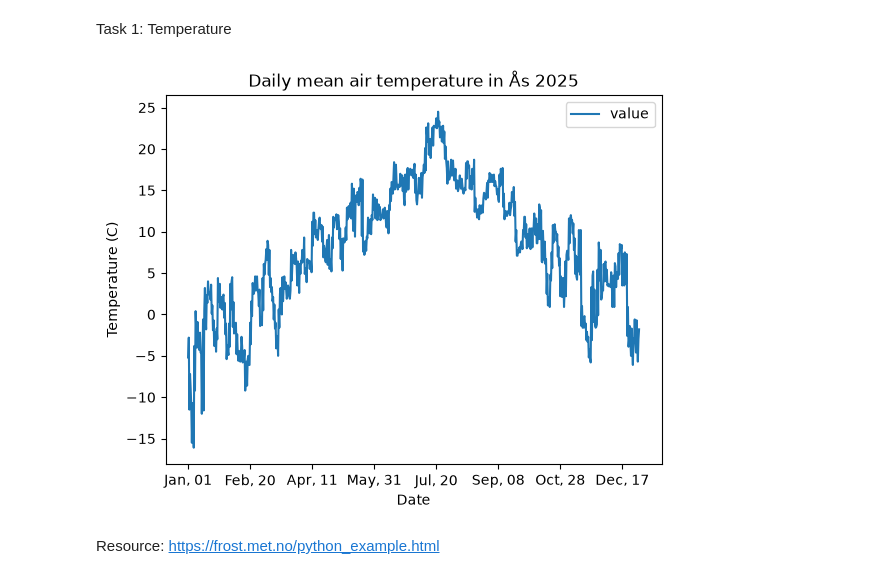
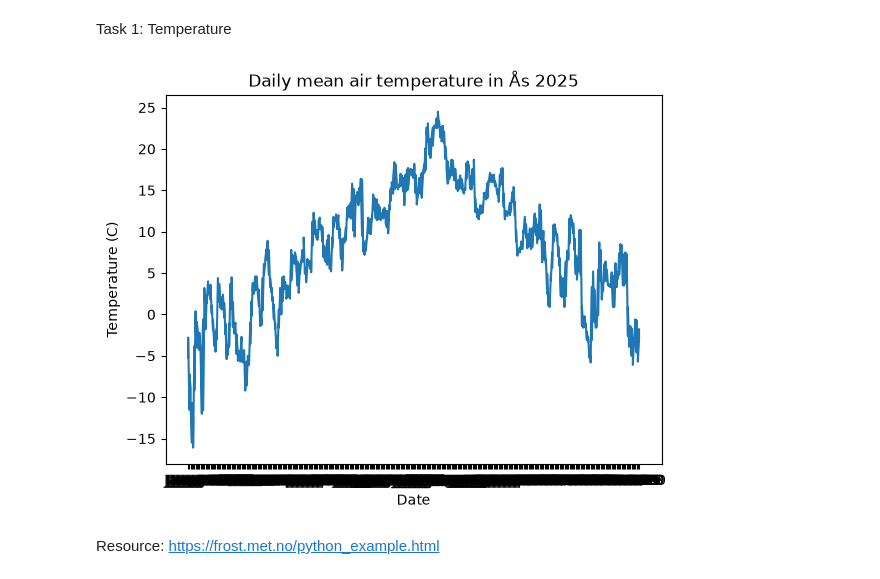
Before and after one commit to GoodDag/Deliverable_1, a Jupyter notebook: Deliverable_1.ipynb, the cells around one changed output. Cells and saved outputs as stored; diff of their text form; code cells hidden in the pictures.

Commit message:
Added code for task 3 plot and changed some names

```diff
--- a/Deliverable_1.ipynb
+++ b/Deliverable_1.ipynb
@@ -3,48 +3,47 @@ Task 1: Temperature
 # %%
 import datetime as dt
 import matplotlib.pyplot as plt
 import pandas as pd
 import requests
 
 
 endpoint = 'https://frost.met.no/observations/v0.jsonld'
 parameters = {'sources': 'SN17850',
               'elements': 'mean(air_temperature P1D)',
               'referencetime': '2025-01-01/2025-12-31',
              }
 
 client_id = open('/Users/norahattrem/Desktop/Programmering/Visual Studio Code/INF201/frost_credentials.txt').read().strip()
 
-frost_response = requests.get(endpoint, parameters, auth=(client_id, ""))
-assert frost_response.status_code == 200
+task1_response = requests.get(endpoint, parameters, auth=(client_id, ""))
+assert task1_response.status_code == 200
 
-frost_json = frost_response.json()
+task1_json = task1_response.json()
 
-data = frost_json['data']
+task1_data = task1_json['data']
 
 # This will return a Dataframe with all of the observations in a table format
-list = []
-df = pd.DataFrame()
-for i in range(len(data)):
-    row = pd.DataFrame(data[i]['observations'])
-    row['referenceTime'] = dt.datetime.strftime(dt.datetime.fromisoformat(data[i]['referenceTime']),'%b, %d')
-    row['sourceId'] = data[i]['sourceId']
-    list.append(row)
+task1_list = []
+task1_df = pd.DataFrame()
+for i in range(len(task1_data)):
+    row = pd.DataFrame(task1_data[i]['observations'])
+    row['referenceTime'] = dt.datetime.strftime(dt.datetime.fromisoformat(task1_data[i]['referenceTime']), '%b, %d')
+    row['sourceId'] = task1_data[i]['sourceId']
+    task1_list.append(row)
 
-df = pd.concat(list)
+task1_df = pd.concat(task1_list)
+task1_df = task1_df.reset_index()
 
-df = df.reset_index()
-
-df.plot(x='referenceTime', y='value')
+plt.plot(task1_df['referenceTime'], task1_df['value'], label='2025')
 plt.xlabel('Date')
 plt.ylabel('Temperature (C)')
 plt.title('Daily mean air temperature in Ås 2025')
 plt.show()
 
 
 # Need to add summary table
 # %% [output]
-[figure, old version]
+[figure, new version]
 # %% [markdown]
 Resource: https://frost.met.no/python_example.html
 # %% [markdown]
```
Also changed, not shown: parts of 2 cells of this notebook.
